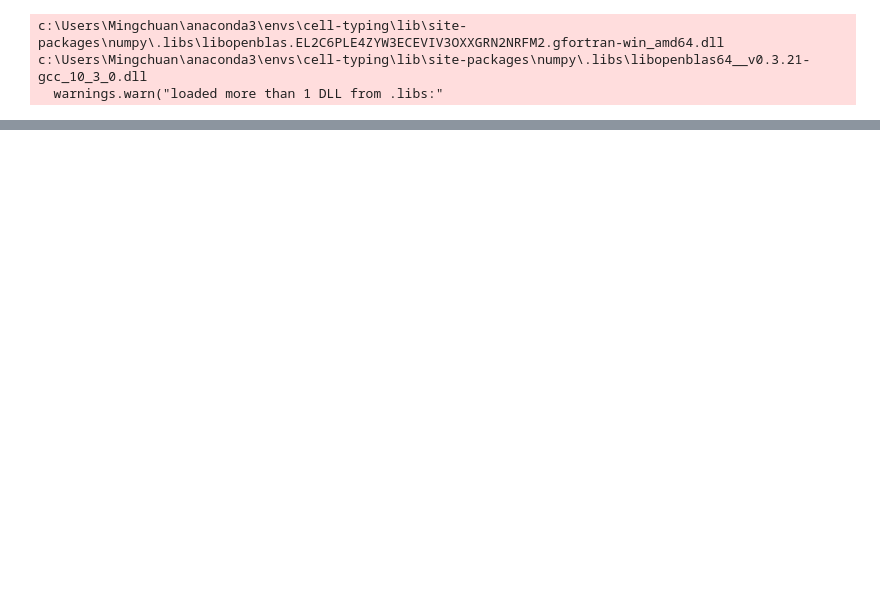
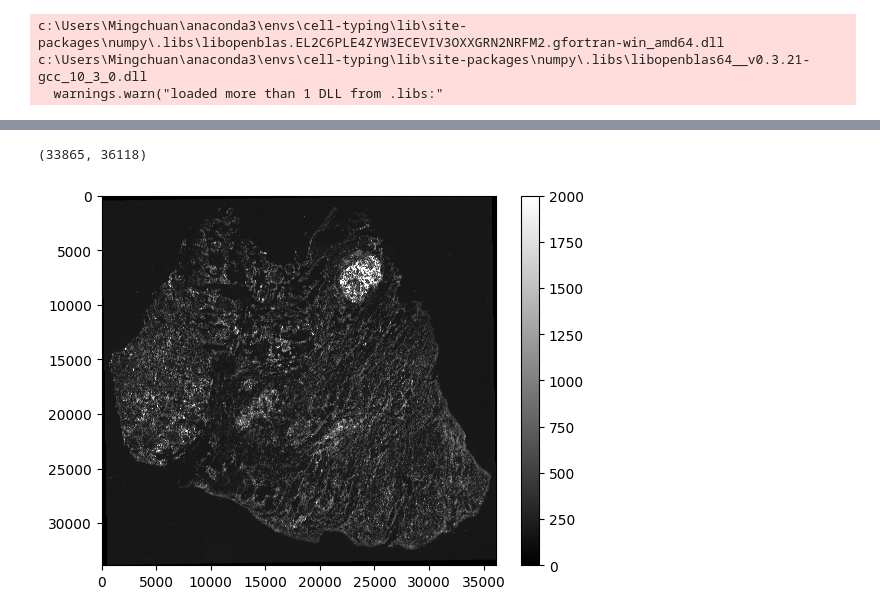
Before and after one commit to TianyiChang1998/PRISM_Code, a Jupyter notebook: Image_process/test.ipynb, the cells around one changed output, grey strips where cells are left out. Cells and saved outputs as stored; diff of their text form; code cells hidden in the pictures; blank space fills up the shorter version.

```diff
--- a/Image_process/test.ipynb
+++ b/Image_process/test.ipynb
@@ -169,0 +256,27 @@ intensity.to_csv(read_dir/'intensity_deduplicated.csv')
+# %%
+with tifffile.TiffFile(image_dir) as tif:
+    # 获取第一个序列（series[0]），假设文件包含一个连续的三维数据集
+    page = tif.pages[0]
+    # 获取整个数据集的形状和数据类型
+    shape = page.shape
+    dtype = page.dtype
+    # 位于文件的开始部分，
+    # 实际上你可能需要根据TIFF文件的具体结构调整offset参数
+    offset = page.dataoffsets[0]  # 数据在文件中的偏移量
+    image_memmap = np.memmap(image_dir, dtype=dtype, mode='r', shape=shape)
+
+
+
+# 创建内存映射数组
+image_memmap = np.memmap(image_dir, dtype=dtype, mode='r', offset=offset, shape=shape)
+image = image_memmap[:, :]
+print(image.shape)
+
+
+# 使用matplotlib显示图像
+plt.imshow(image, cmap='gray', vmax=2000)  # cmap参数设置颜色映射，'gray'表示灰度图
+plt.colorbar()  # 可选，添加颜色条
+plt.show()  # 显示图像
+# %% [output]
+(33865, 36118)
+[figure, added]
```
Also changed, not shown: parts of 6 cells of this notebook, 14 other files.
